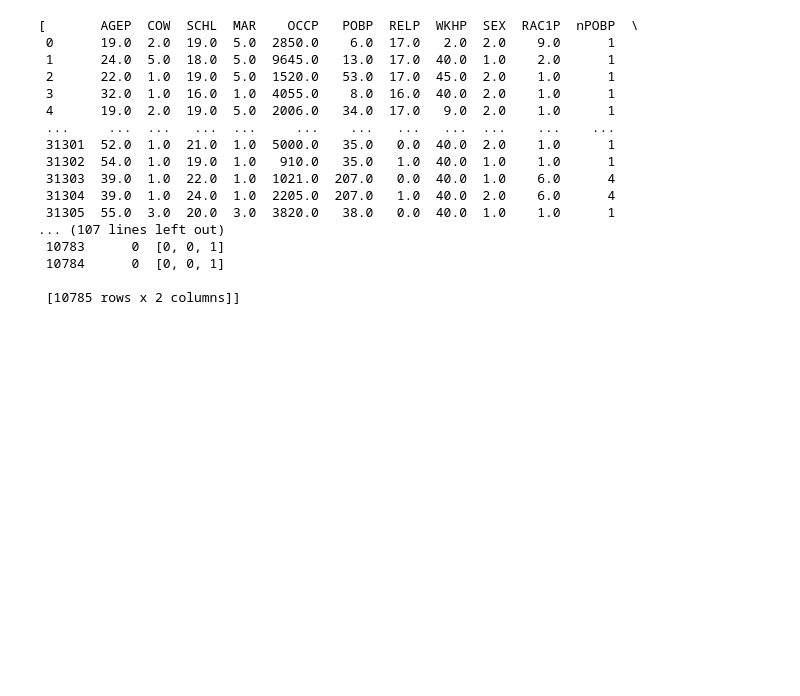
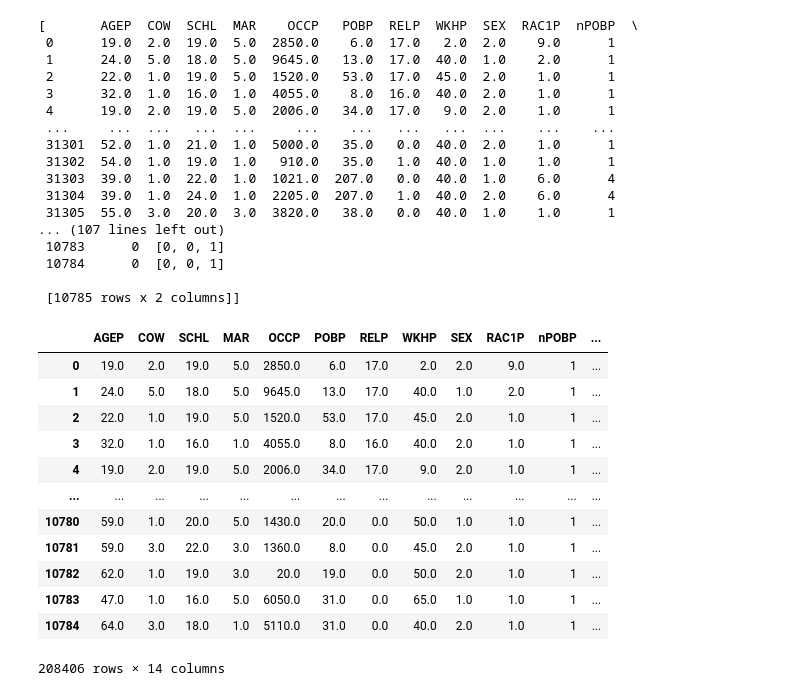
Before and after one commit to enzomarie/Data_labs, a Jupyter notebook: TP2 - Apprentissage supervisé/blabla.ipynb, the cells around one changed output. Saved outputs shown, nothing was run; the diff lists cells and outputs as text; code cells hidden in the pictures; blank space fills up the shorter version.

```diff
--- a/TP2 - Apprentissage supervisé/blabla.ipynb
+++ b/TP2 - Apprentissage supervisé/blabla.ipynb
@@ -191,4 +187,19 @@ datasets[2]["Label"] = [datasets[3]["PINCP"][i] for i in range(len(datasets[2]))
 
 datasets[4]["Label"] = [datasets[5]["PINCP"][i] for i in range(len(datasets[4]))]
 # %%
-data = datasets[0] + datasets[2] + datasets[4]
+data = pd.concat([datasets[0], datasets[2], datasets[4]])
+data
+# %% [output]
+|  | AGEP | COW | SCHL | MAR | OCCP | POBP | RELP | WKHP | SEX | RAC1P | nPOBP | ... |
+| 0 | 19.0 | 2.0 | 19.0 | 5.0 | 2850.0 | 6.0 | 17.0 | 2.0 | 2.0 | 9.0 | 1 | ... |
+| 1 | 24.0 | 5.0 | 18.0 | 5.0 | 9645.0 | 13.0 | 17.0 | 40.0 | 1.0 | 2.0 | 1 | ... |
+| 2 | 22.0 | 1.0 | 19.0 | 5.0 | 1520.0 | 53.0 | 17.0 | 45.0 | 2.0 | 1.0 | 1 | ... |
+| 3 | 32.0 | 1.0 | 16.0 | 1.0 | 4055.0 | 8.0 | 16.0 | 40.0 | 2.0 | 1.0 | 1 | ... |
+| 4 | 19.0 | 2.0 | 19.0 | 5.0 | 2006.0 | 34.0 | 17.0 | 9.0 | 2.0 | 1.0 | 1 | ... |
+| ... | ... | ... | ... | ... | ... | ... | ... | ... | ... | ... | ... | ... |
+| 10780 | 59.0 | 1.0 | 20.0 | 5.0 | 1430.0 | 20.0 | 0.0 | 50.0 | 1.0 | 1.0 | 1 | ... |
+| 10781 | 59.0 | 3.0 | 22.0 | 3.0 | 1360.0 | 8.0 | 0.0 | 45.0 | 2.0 | 1.0 | 1 | ... |
+| 10782 | 62.0 | 1.0 | 19.0 | 3.0 | 20.0 | 19.0 | 0.0 | 50.0 | 2.0 | 1.0 | 1 | ... |
+| 10783 | 47.0 | 1.0 | 16.0 | 5.0 | 6050.0 | 31.0 | 0.0 | 65.0 | 1.0 | 1.0 | 1 | ... |
+| 10784 | 64.0 | 3.0 | 18.0 | 1.0 | 5110.0 | 31.0 | 0.0 | 40.0 | 2.0 | 1.0 | 1 | ... |
+208406 rows × 14 columns
```
Also changed, not shown: parts of 10 cells of this notebook, 2 other files.
